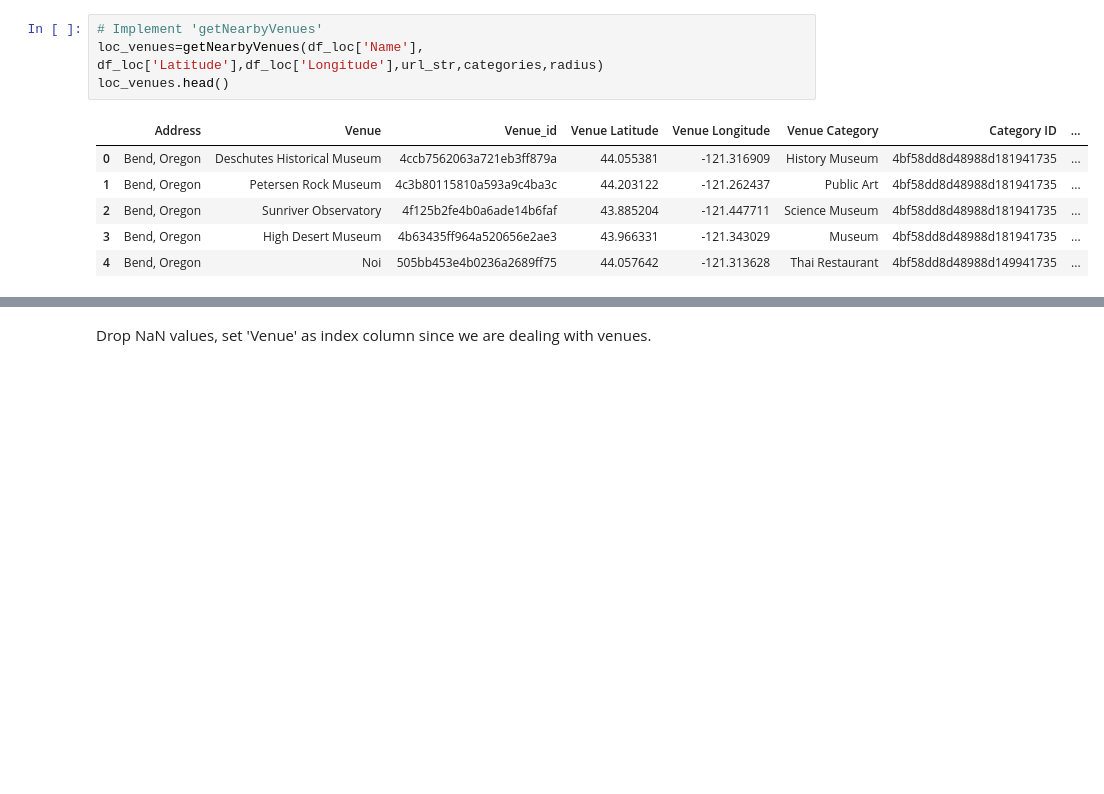
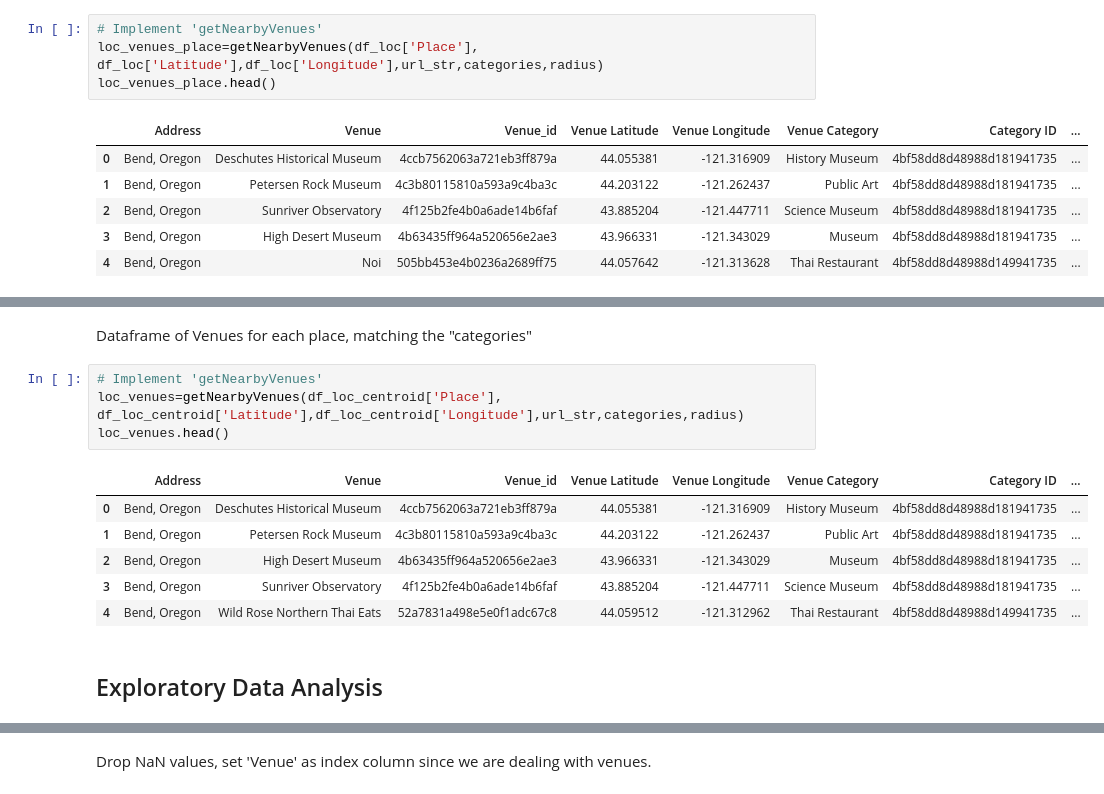
Before and after one commit to kgraghav/Location_Finder, a Jupyter notebook: location_analysis.ipynb, the cells around one changed output, grey strips where cells are left out. Drawn from its saved outputs; the diff is of its cells as text; blank space fills up the shorter version.

```diff
--- a/location_analysis.ipynb
+++ b/location_analysis.ipynb
@@ -261,8 +261,8 @@ url_str_zip='https://api.foursquare.com/v2/venues/search?&client_id={}&client_se
 Dataframe of Venues for each place, matching the "categories"
 # %%
 # Implement 'getNearbyVenues'
-loc_venues=getNearbyVenues(df_loc['Name'], df_loc['Latitude'],df_loc['Longitude'],url_str,categories,radius)
-loc_venues.head()
+loc_venues_place=getNearbyVenues(df_loc['Place'], df_loc['Latitude'],df_loc['Longitude'],url_str,categories,radius)
+loc_venues_place.head()
 # %% [output]
 |  | Address | Venue | Venue_id | Venue Latitude | Venue Longitude | Venue Category | Category ID | ... |
 | 0 | Bend, Oregon | Deschutes Historical Museum | 4ccb7562063a721eb3ff879a | 44.055381 | -121.316909 | History Museum | 4bf58dd8d48988d181941735 | ... |
@@ -274,0 +328,15 @@ loc_venues.head()
+# %% [markdown]
+Dataframe of Venues for each place, matching the "categories"
+# %%
+# Implement 'getNearbyVenues'
+loc_venues=getNearbyVenues(df_loc_centroid['Place'], df_loc_centroid['Latitude'],df_loc_centroid['Longitude'],url_str,categories,radius)
+loc_venues.head()
+# %% [output]
+|  | Address | Venue | Venue_id | Venue Latitude | Venue Longitude | Venue Category | Category ID | ... |
+| 0 | Bend, Oregon | Deschutes Historical Museum | 4ccb7562063a721eb3ff879a | 44.055381 | -121.316909 | History Museum | 4bf58dd8d48988d181941735 | ... |
+| 1 | Bend, Oregon | Petersen Rock Museum | 4c3b80115810a593a9c4ba3c | 44.203122 | -121.262437 | Public Art | 4bf58dd8d48988d181941735 | ... |
+| 2 | Bend, Oregon | High Desert Museum | 4b63435ff964a520656e2ae3 | 43.966331 | -121.343029 | Museum | 4bf58dd8d48988d181941735 | ... |
+| 3 | Bend, Oregon | Sunriver Observatory | 4f125b2fe4b0a6ade14b6faf | 43.885204 | -121.447711 | Science Museum | 4bf58dd8d48988d181941735 | ... |
+| 4 | Bend, Oregon | Wild Rose Northern Thai Eats | 52a7831a498e5e0f1adc67c8 | 44.059512 | -121.312962 | Thai Restaurant | 4bf58dd8d48988d149941735 | ... |
+# %% [markdown]
+## Exploratory Data Analysis
```
Also changed, not shown: parts of 21 cells of this notebook.
